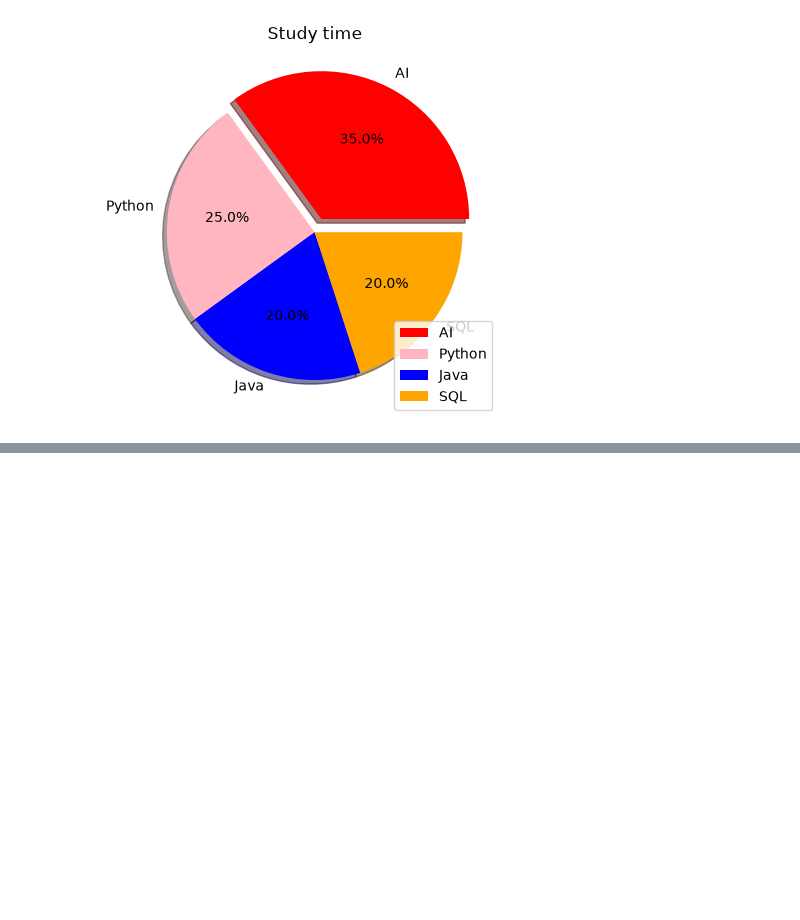
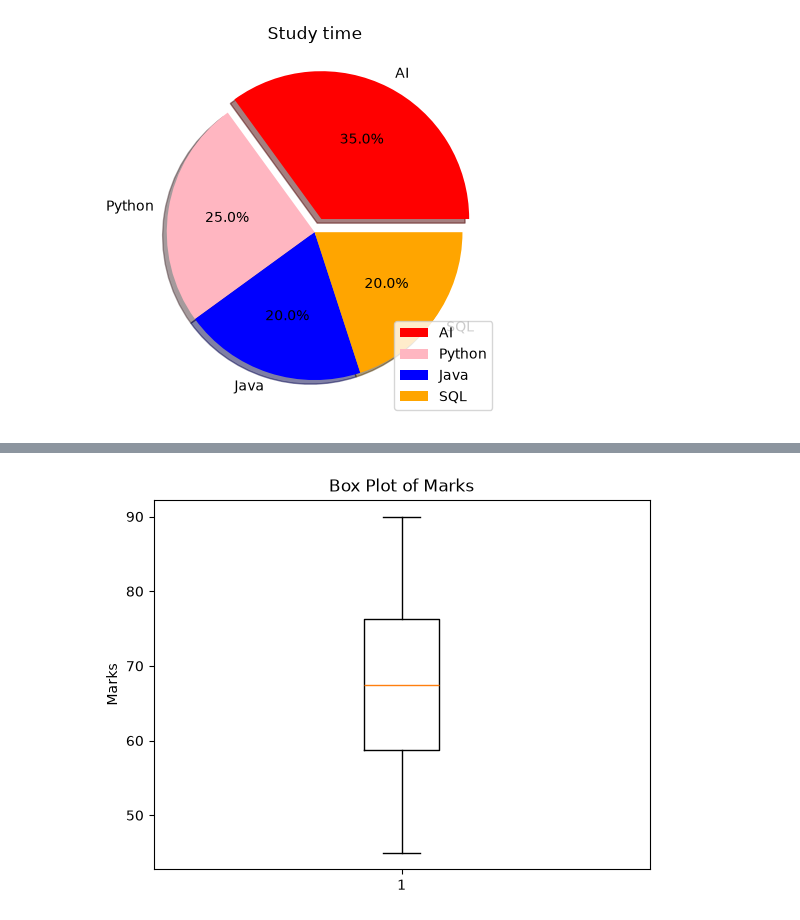
Before and after one commit to Princej-24/DV-PYTHON, a Jupyter notebook: MatPlotLib/matplotlib.ipynb, the cells around one changed output, grey strips where cells are left out. Cells and saved outputs as stored; diff of their text form; code cells hidden in the pictures; blank space fills up the shorter version.

```diff
--- a/MatPlotLib/matplotlib.ipynb
+++ b/MatPlotLib/matplotlib.ipynb
@@ -109,0 +142,16 @@ plt.show()
+# %%
+#BoxPlot
+#outlier detection
+
+import matplotlib.pyplot as plt
+
+marks = [45, 50, 55, 60, 62, 65, 70, 72, 75, 80, 85, 90]
+
+plt.boxplot(marks)
+
+plt.title("Box Plot of Marks")
+plt.ylabel("Marks")
+
+plt.show()
+# %% [output]
+[figure, added]
```
Also changed, not shown: parts of 4 cells of this notebook.
